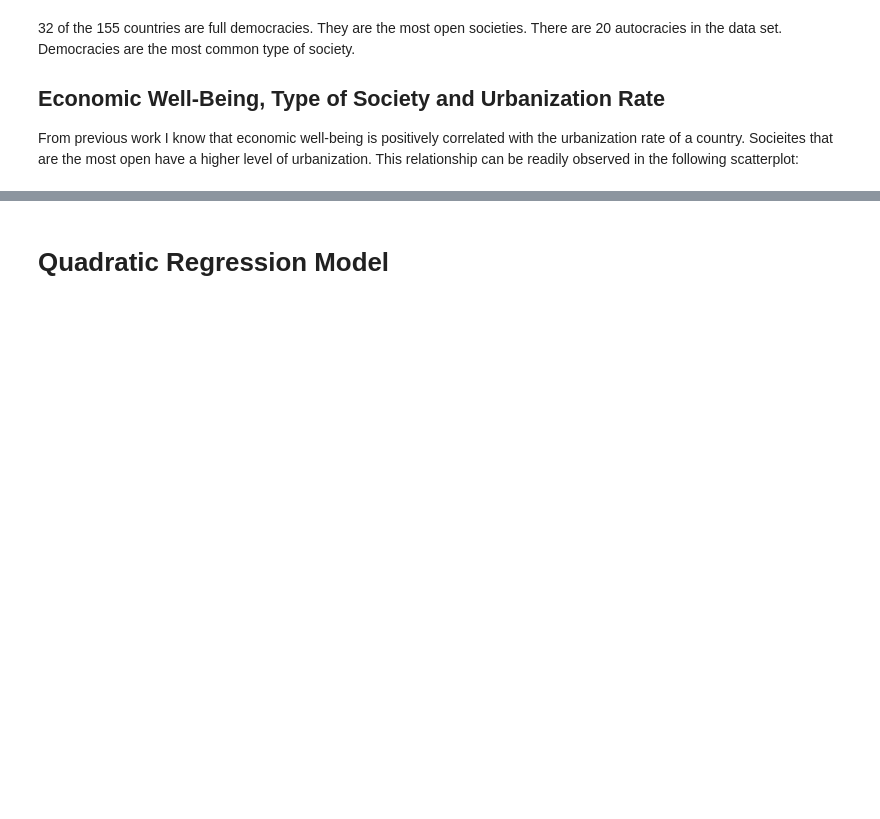
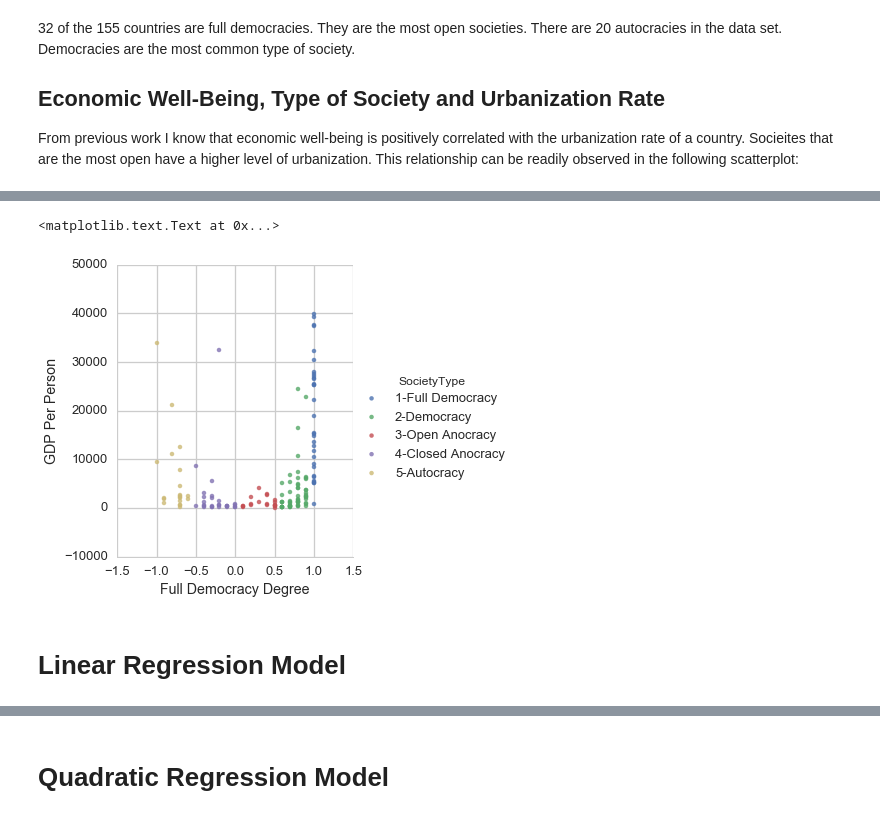
Before and after one commit to ArutyunSargsyan/democracy-and-economic-well-being, a Jupyter notebook: Regression Modeling in Practice/Week 3 Assignment.ipynb, the cells around one changed output, grey strips where cells are left out. Saved outputs shown, nothing was run; the diff lists cells and outputs as text; code cells hidden in the pictures; blank space fills up the shorter version.

```diff
--- a/Regression Modeling in Practice/Week 3 Assignment.ipynb
+++ b/Regression Modeling in Practice/Week 3 Assignment.ipynb
@@ -101,0 +101,18 @@ plt.xlabel('Urbanization Rate')
+# %%
+# This function converts the polity score to a category
+def full_democracy_degree(score):
+    full_democracy = score / 10
+    return(full_democracy)
+
+# Now we can use the function to create the new variable
+subset['full_democracy_degree'] = subset['polityscore'].apply(full_democracy_degree)
+
+# Visualize the relationship
+sns.lmplot(x='full_democracy_degree', y='incomeperperson', data=subset, fit_reg=False, hue='SocietyType')
+plt.ylabel('GDP Per Person')
+plt.xlabel('Full Democracy Degree')
+# %% [output]
+<matplotlib.text.Text at 0x...>
+[figure, added]
+# %% [markdown]
+# Linear Regression Model
```
Also changed, not shown: parts of 12 cells of this notebook.
